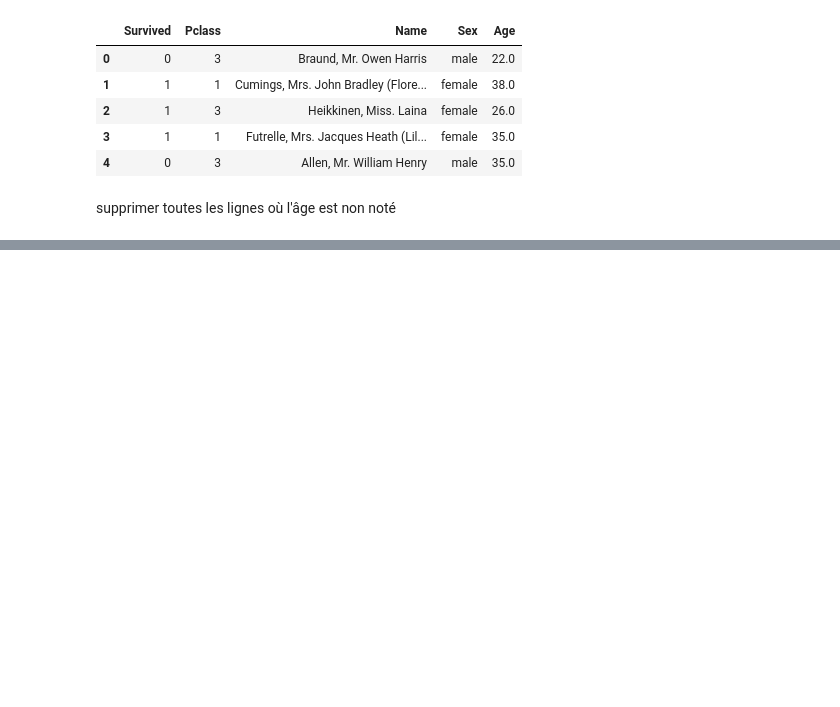
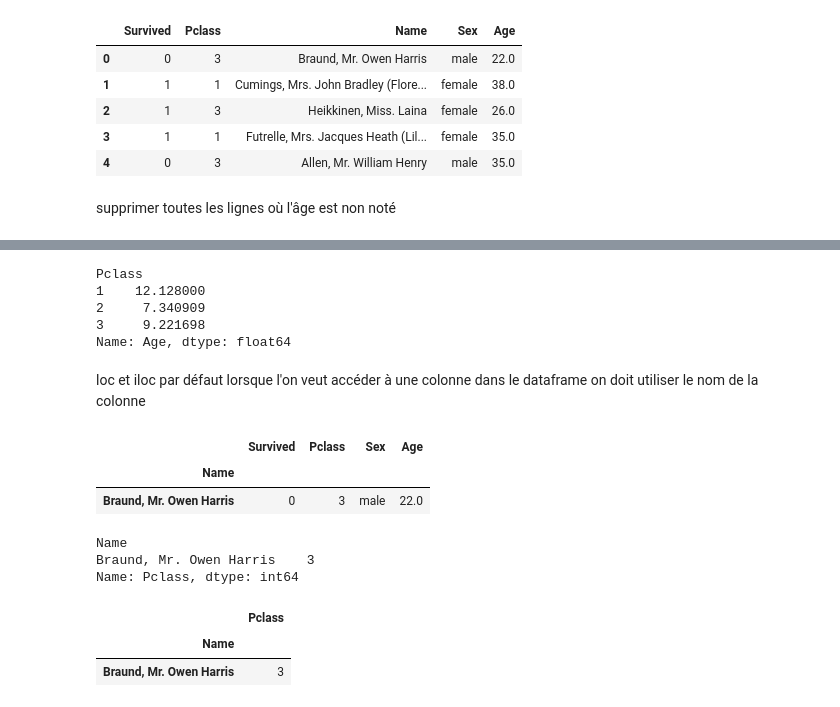
Before and after one commit to webdevproformation/m2-iot-juin2026, a Jupyter notebook: jour03/exo.ipynb, the cells around one changed output, grey strips where cells are left out. Drawn from its saved outputs; the diff is of its cells as text; code cells hidden in the pictures; blank space fills up the shorter version.

```diff
--- a/jour03/exo.ipynb
+++ b/jour03/exo.ipynb
@@ -78,0 +205,32 @@ data.shape
+# %%
+# il est possible d'effectuer toutes les opérations que l'on a saisie en 1 seule ligne puissante
+# pour tous les passagers de moins de 18 ans, moyenne de l'age regroupé par classe
+
+data[data["Age"] < 18].groupby("Pclass")['Age'].mean()
+# %% [output]
+Pclass
+1    12.128000
+2     7.340909
+3     9.221698
+Name: Age, dtype: float64
+# %% [markdown]
+loc et iloc
+par défaut lorsque l'on veut accéder à une colonne dans le dataframe on doit utiliser le nom de la colonne
+# %%
+data.head(1)
+# %% [output]
+|  | Survived | Pclass | Sex | Age |
+| Name |  |  |  |  |
+| Braund, Mr. Owen Harris | 0 | 3 | male | 22.0 |
+# %%
+data["Pclass"][0:1]
+# %% [output]
+Name
+Braund, Mr. Owen Harris    3
+Name: Pclass, dtype: int64
+# %%
+data.iloc[0:1, 1:2] # accéder aux valeurs via leur position (comme le slicing avec numpy)
+# %% [output]
+|  | Pclass |
+| Name |  |
+| Braund, Mr. Owen Harris | 3 |
```
Also changed, not shown: parts of 16 cells of this notebook.
